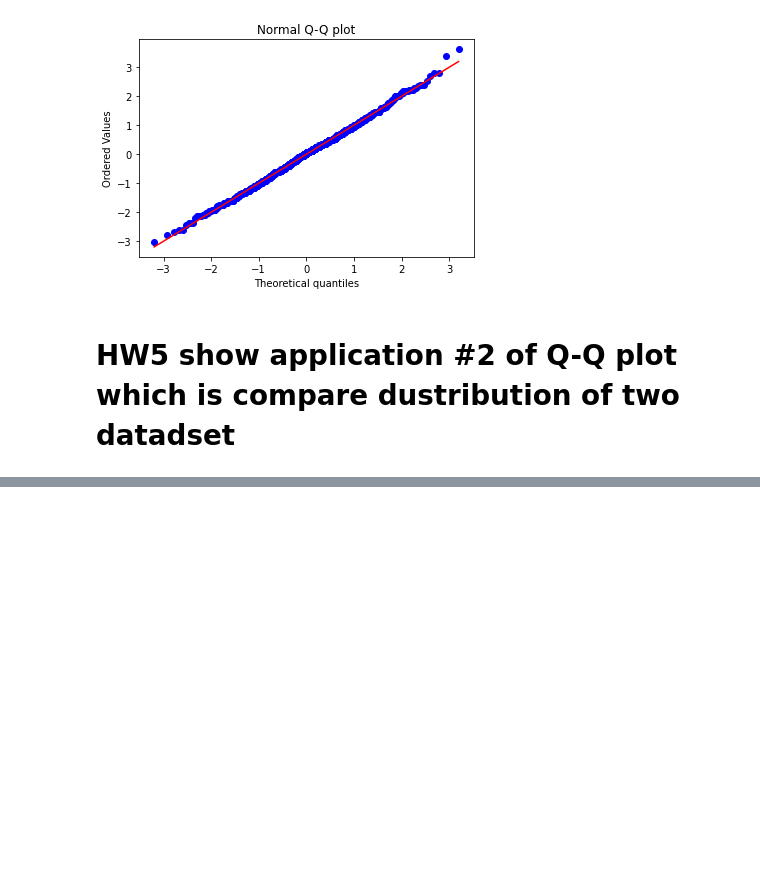
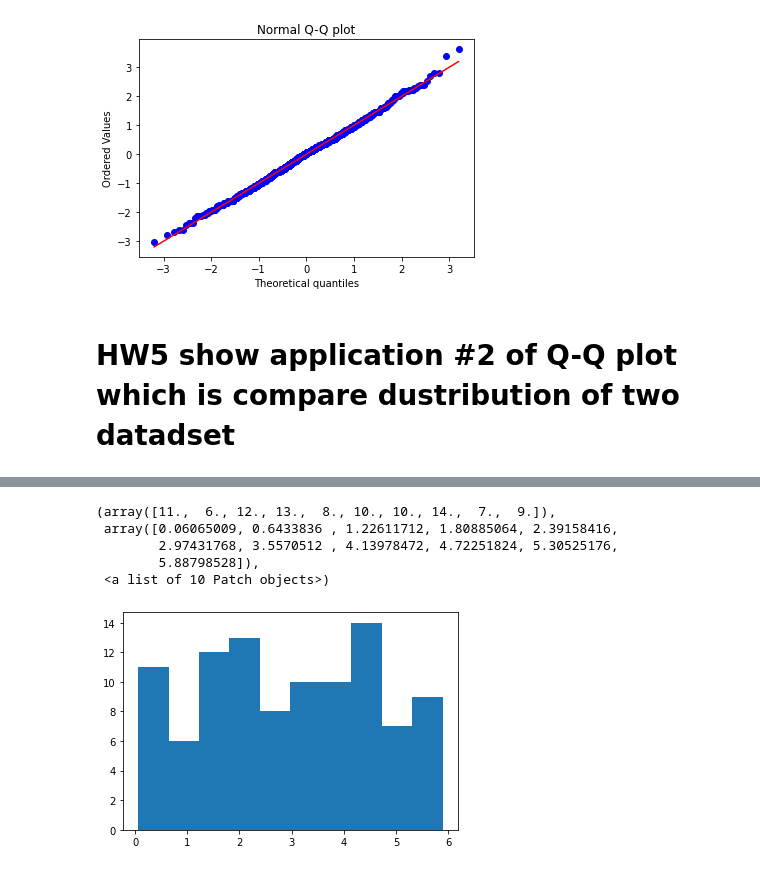
Before and after one commit to Vangolds/DPDM, a Jupyter notebook: Data102.ipynb, the cells around one changed output, grey strips where cells are left out. Cells and saved outputs as stored; diff of their text form; code cells hidden in the pictures; blank space fills up the shorter version.

```diff
--- a/Data102.ipynb
+++ b/Data102.ipynb
@@ -349,0 +387,12 @@ plt.show()
+# %%
+s_uni = np.random.uniform(0,6,100)
+s_uni
+
+plt.hist(s_uni)
+# %% [output]
+(array([11.,  6., 12., 13.,  8., 10., 10., 14.,  7.,  9.]),
+ array([0.06065009, 0.6433836 , 1.22611712, 1.80885064, 2.39158416,
+        2.97431768, 3.5570512 , 4.13978472, 4.72251824, 5.30525176,
+        5.88798528]),
+ <a list of 10 Patch objects>)
+[figure, added]
```
Also changed, not shown: parts of 27 cells of this notebook.
